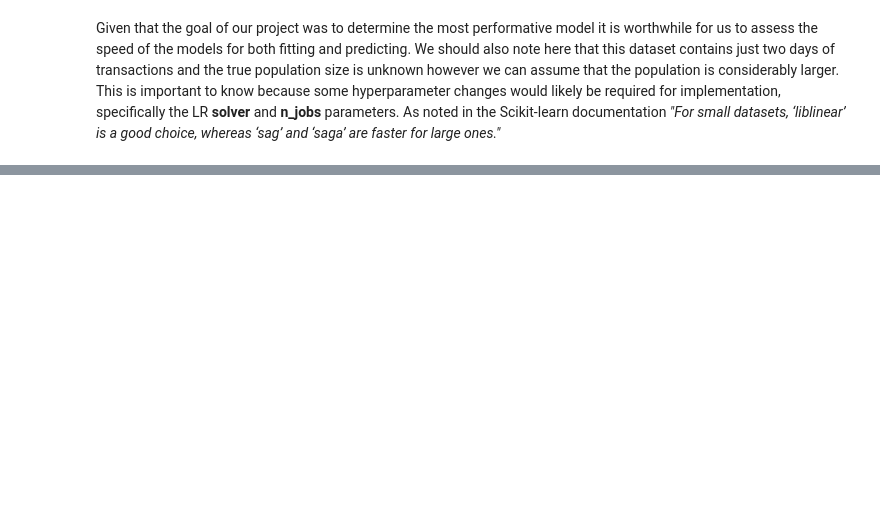
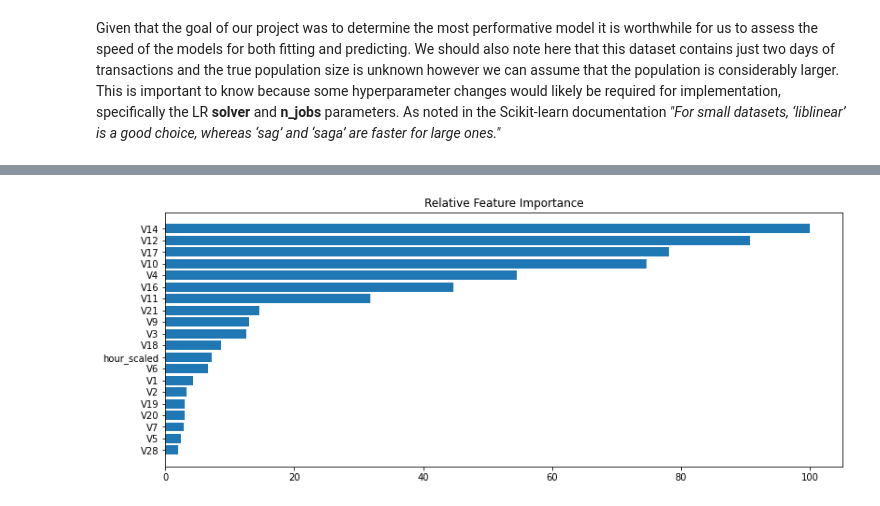
Before and after one commit to cristobalmitchell/CreditCardFraud, a Jupyter notebook: credit-card-fraud.ipynb, the cells around one changed output, grey strips where cells are left out. Saved outputs shown, nothing was run; the diff lists cells and outputs as text; code cells hidden in the pictures; blank space fills up the shorter version.

```diff
--- a/credit-card-fraud.ipynb
+++ b/credit-card-fraud.ipynb
@@ -992,3 +1011,18 @@ Average Marginal Effect of V4: 0.7123
+# %%
+feature_importance = abs(final_model.coef_[0])
+feature_importance = 100.0 * (feature_importance / feature_importance.max())
+sorted_idx = np.argsort(feature_importance)
+pos = np.arange(sorted_idx.shape[0]) + .75
+
+fig = plt.figure(figsize=(13,5))
+ax = fig.add_subplot(1, 1, 1)
+ax.barh(pos, feature_importance[sorted_idx], align='center')
+ax.set_yticks(pos)
+ax.set_yticklabels(np.array(x_train.columns)[sorted_idx])
+ax.set_title('Relative Feature Importance')
+plt.show();
+# %% [output]
+[figure, added]
 # %% [markdown]
 #### <a id="citations"></a>
 ## Citations
```
Also changed, not shown: parts of 48 cells of this notebook.
